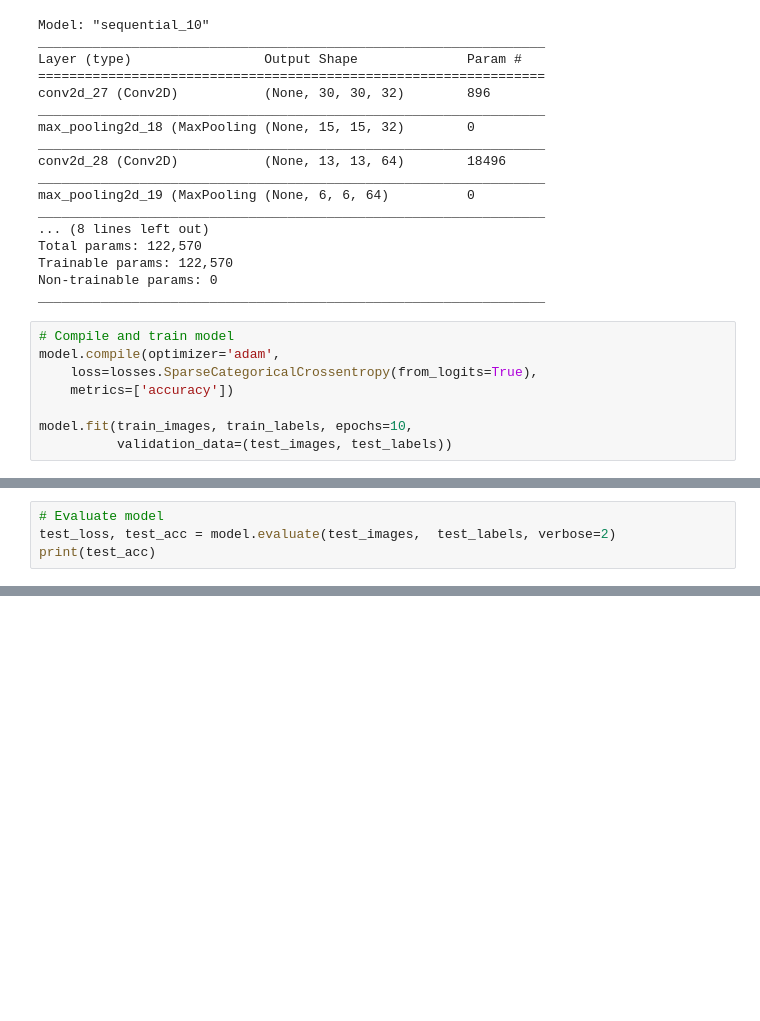
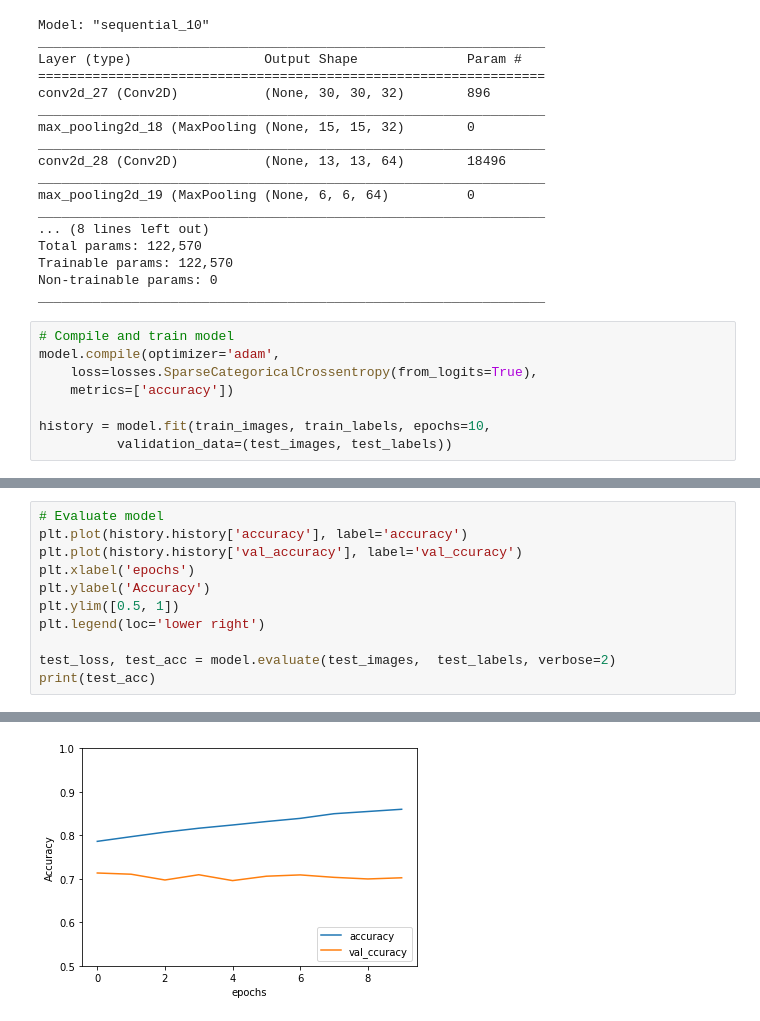
Before and after one commit to antonatem/tensorflow-core, a Jupyter notebook: models/convolutional-neural-network/image-classification.ipynb, the cells around one changed output, grey strips where cells are left out. Saved outputs shown, nothing was run; the diff lists cells and outputs as text; blank space fills up the shorter version.

Commit message:
Compare accuracy and val_accuracy per epoch

```diff
--- a/models/convolutional-neural-network/image-classification.ipynb
+++ b/models/convolutional-neural-network/image-classification.ipynb
@@ -84,7 +82,7 @@ model.compile(optimizer='adam',
     loss=losses.SparseCategoricalCrossentropy(from_logits=True),
     metrics=['accuracy'])
 
-model.fit(train_images, train_labels, epochs=10,
+history = model.fit(train_images, train_labels, epochs=10,
           validation_data=(test_images, test_labels))
 # %% [output]
 Epoch 1/10
@@ -111,5 +108,12 @@ Epoch 10/10
 # %%
 # Evaluate model
+plt.plot(history.history['accuracy'], label='accuracy')
+plt.plot(history.history['val_accuracy'], label='val_ccuracy')
+plt.xlabel('epochs')
+plt.ylabel('Accuracy')
+plt.ylim([0.5, 1])
+plt.legend(loc='lower right')
+
 test_loss, test_acc = model.evaluate(test_images,  test_labels, verbose=2)
 print(test_acc)
 # %% [output]
@@ -117,0 +122 @@ print(test_acc)
+[figure, added]
```
Also changed, not shown: parts of 3 cells of this notebook.
